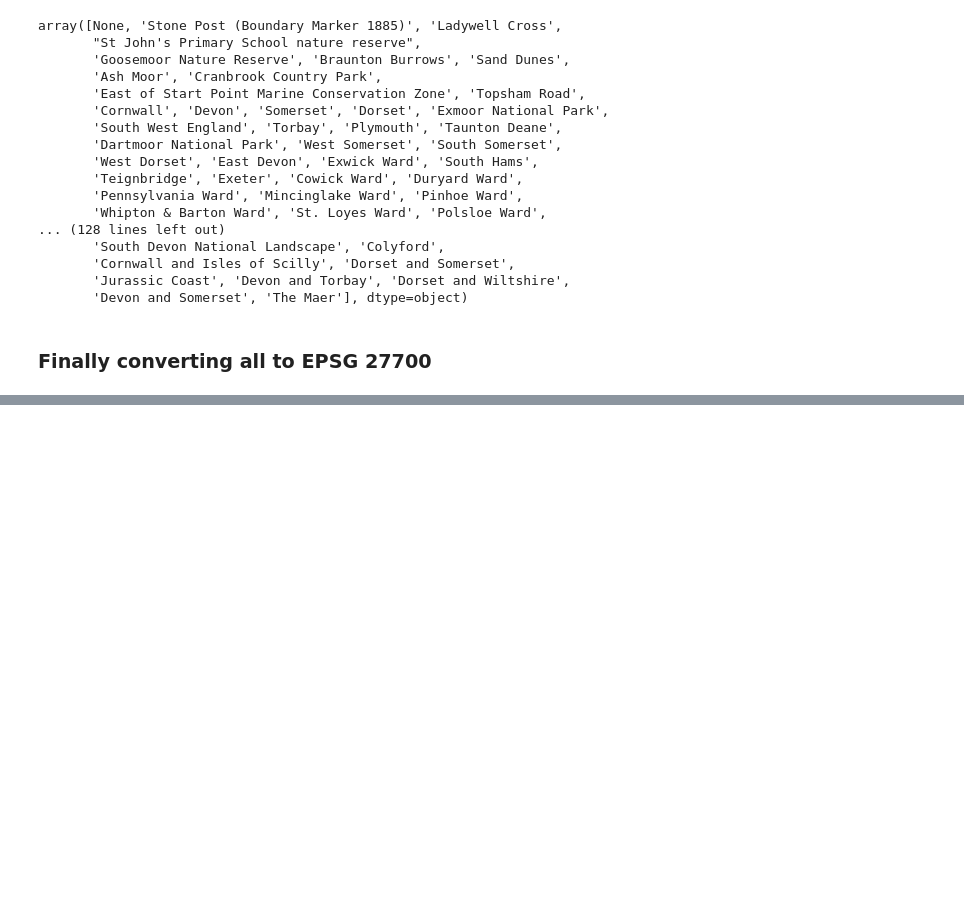
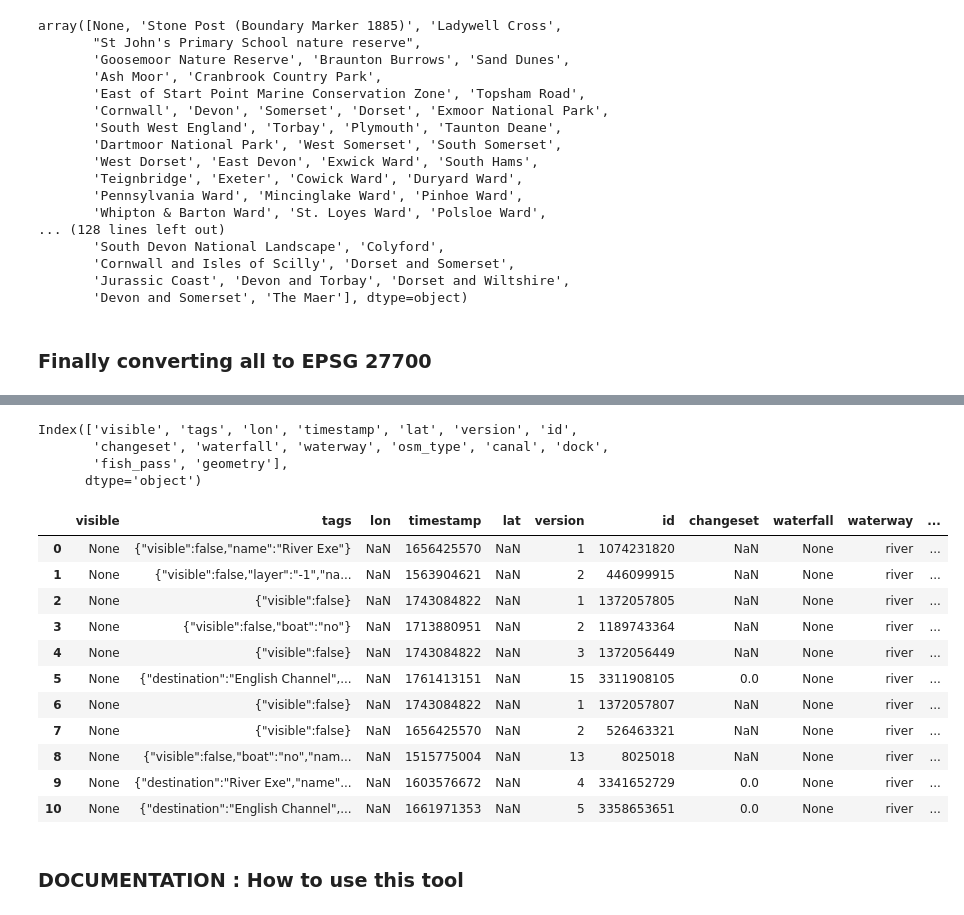
Before and after one commit to arjun8009/a2a_framework, a Jupyter notebook: osmwork.ipynb, the cells around one changed output, grey strips where cells are left out. Cells and saved outputs as stored; diff of their text form; code cells hidden in the pictures; blank space fills up the shorter version.

```diff
--- a/osmwork.ipynb
+++ b/osmwork.ipynb
@@ -421,0 +447,26 @@ for filename in os.listdir(r"osm_data"):
+# %%
+import joblib
+data = joblib.load(r"artifacts\waterway_river_clyst_exeter_search.pkl").data
+data.columns
+# %% [output]
+Index(['visible', 'tags', 'lon', 'timestamp', 'lat', 'version', 'id',
+       'changeset', 'waterfall', 'waterway', 'osm_type', 'canal', 'dock',
+       'fish_pass', 'geometry'],
+      dtype='object')
+# %%
+data
+# %% [output]
+|  | visible | tags | lon | timestamp | lat | version | id | changeset | waterfall | waterway | ... |
+| 0 | None | {"visible":false,"name":"River Exe"} | NaN | 1656425570 | NaN | 1 | 1074231820 | NaN | None | river | ... |
+| 1 | None | {"visible":false,"layer":"-1","na... | NaN | 1563904621 | NaN | 2 | 446099915 | NaN | None | river | ... |
+| 2 | None | {"visible":false} | NaN | 1743084822 | NaN | 1 | 1372057805 | NaN | None | river | ... |
+| 3 | None | {"visible":false,"boat":"no"} | NaN | 1713880951 | NaN | 2 | 1189743364 | NaN | None | river | ... |
+| 4 | None | {"visible":false} | NaN | 1743084822 | NaN | 3 | 1372056449 | NaN | None | river | ... |
+| 5 | None | {"destination":"English Channel",... | NaN | 1761413151 | NaN | 15 | 3311908105 | 0.0 | None | river | ... |
+| 6 | None | {"visible":false} | NaN | 1743084822 | NaN | 1 | 1372057807 | NaN | None | river | ... |
+| 7 | None | {"visible":false} | NaN | 1656425570 | NaN | 2 | 526463321 | NaN | None | river | ... |
+| 8 | None | {"visible":false,"boat":"no","nam... | NaN | 1515775004 | NaN | 13 | 8025018 | NaN | None | river | ... |
+| 9 | None | {"destination":"River Exe","name"... | NaN | 1603576672 | NaN | 4 | 3341652729 | 0.0 | None | river | ... |
+| 10 | None | {"destination":"English Channel",... | NaN | 1661971353 | NaN | 5 | 3358653651 | 0.0 | None | river | ... |
+# %% [markdown]
+### DOCUMENTATION : How to use this tool
```
Also changed, not shown: parts of 6 cells of this notebook, 3 other files.
